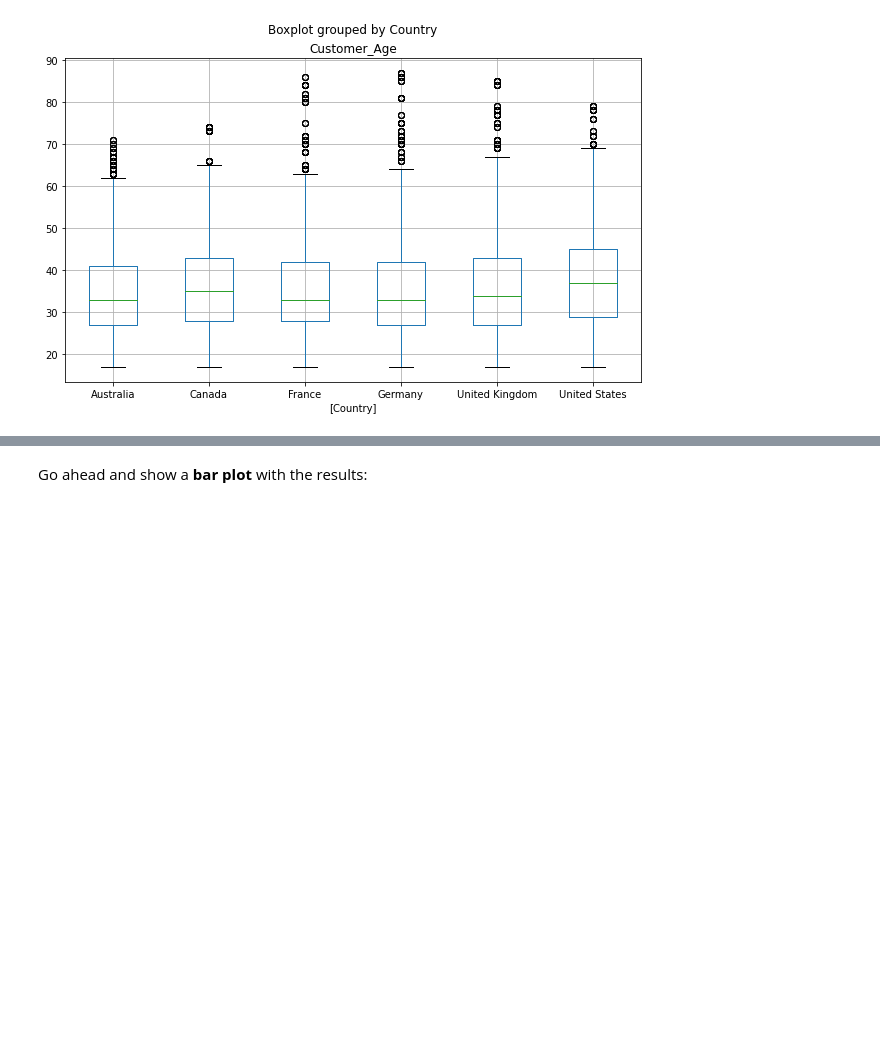
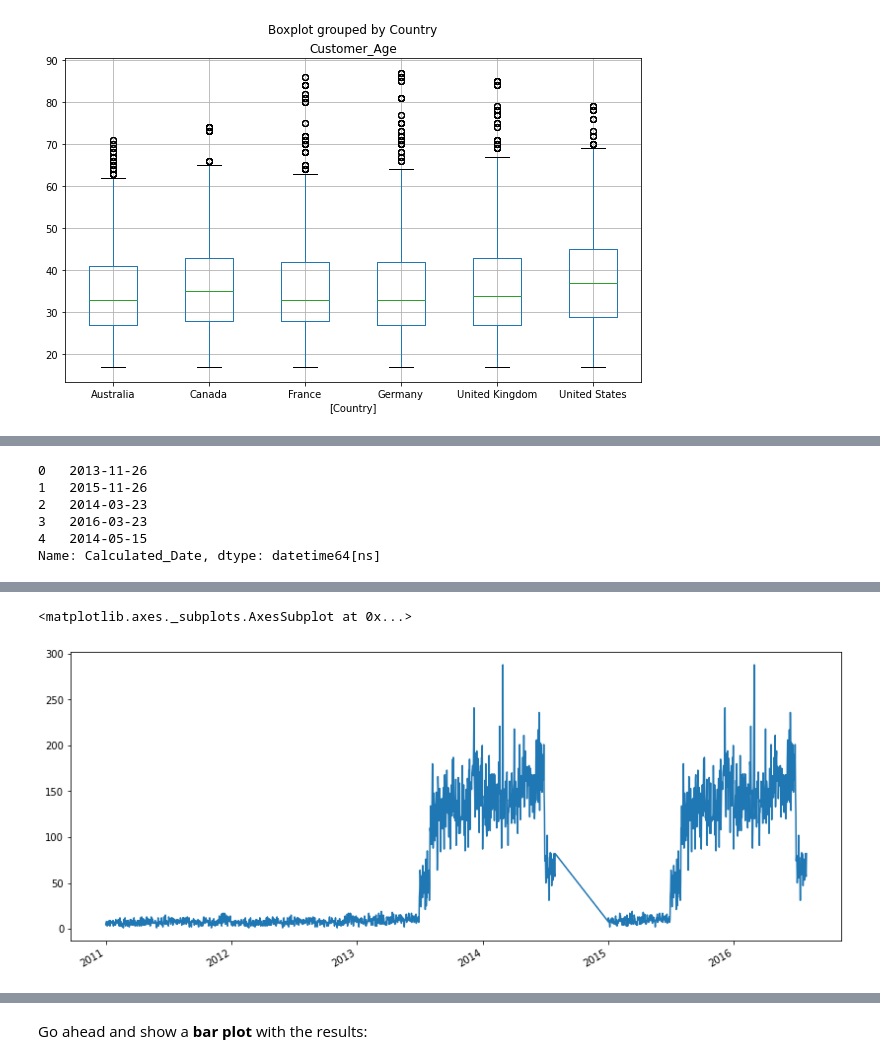
Before and after one commit to SihotiyaKartik/FreeCodeCamp-Pandas-Real-Life-Example, a Jupyter notebook: Exercises_1.ipynb, the cells around one changed output, grey strips where cells are left out. Drawn from its saved outputs; the diff is of its cells as text; code cells hidden in the pictures; blank space fills up the shorter version.

```diff
--- a/Exercises_1.ipynb
+++ b/Exercises_1.ipynb
@@ -307,6 +322,15 @@ sales['Calculated_Date'].head()
 ### Parse your `Calculated_Date` column into a datetime object
 # %%
 # your code goes here
+sales['Calculated_Date'] = pd.to_datetime(sales['Calculated_Date'])
+sales['Calculated_Date'].head()
+# %% [output]
+0   2013-11-26
+1   2015-11-26
+2   2014-03-23
+3   2016-03-23
+4   2014-05-15
+Name: Calculated_Date, dtype: datetime64[ns]
 # %%
 sales['Calculated_Date'] = pd.to_datetime(sales['Calculated_Date'])
 
@@ -319,6 +343,10 @@ sales['Calculated_Date'].head()
 Show a <b>line plot</b> using `Calculated_Date` column as the x-axis and the count of sales as the y-axis.
 # %%
 # your code goes here
+sales['Calculated_Date'].value_counts().plot(kind='line', figsize=(14,6))
+# %% [output]
+<matplotlib.axes._subplots.AxesSubplot at 0x...>
+[figure, added]
 # %%
 sales['Calculated_Date'].value_counts().plot(kind='line', figsize=(14,6))
 # %% [markdown]
```
Also changed, not shown: parts of 28 cells of this notebook.
